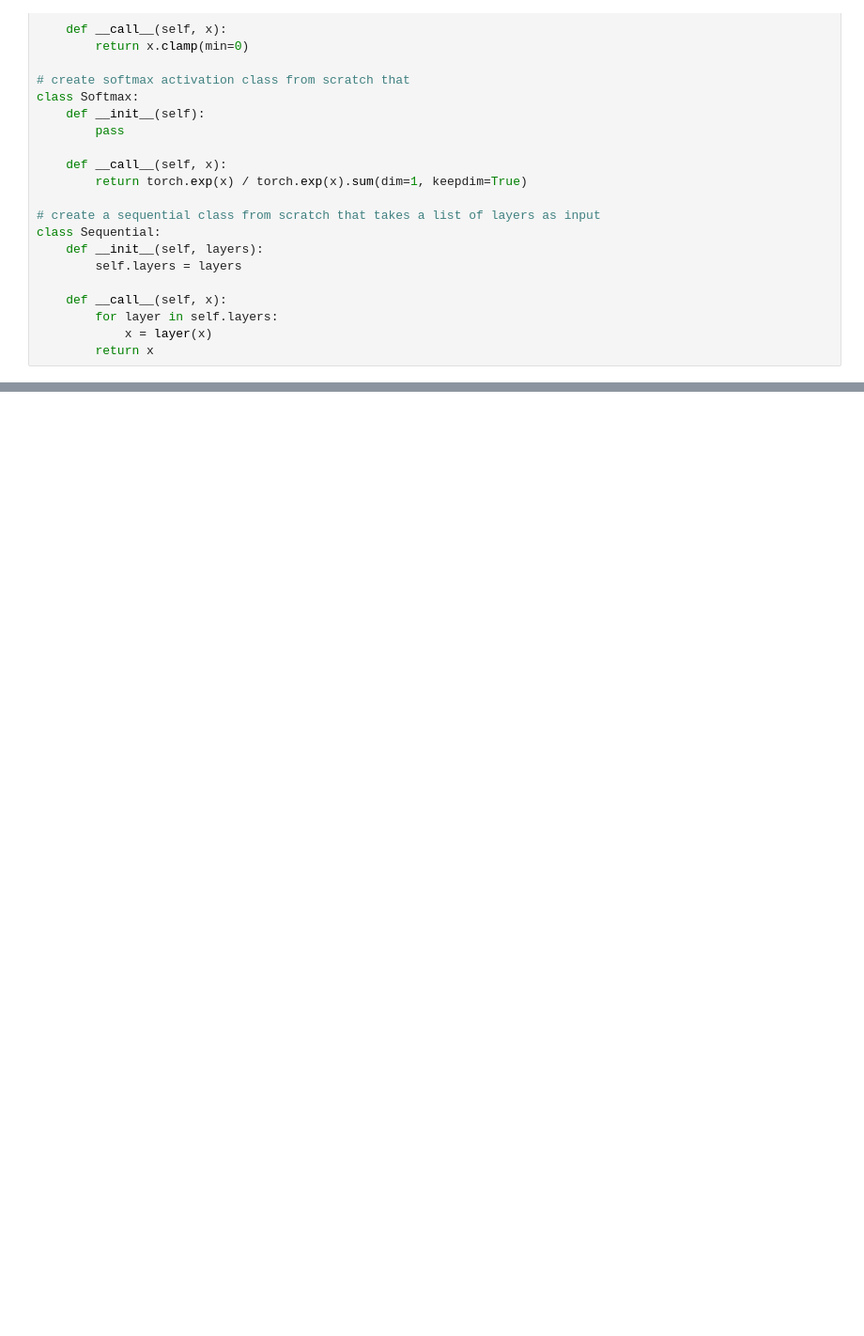
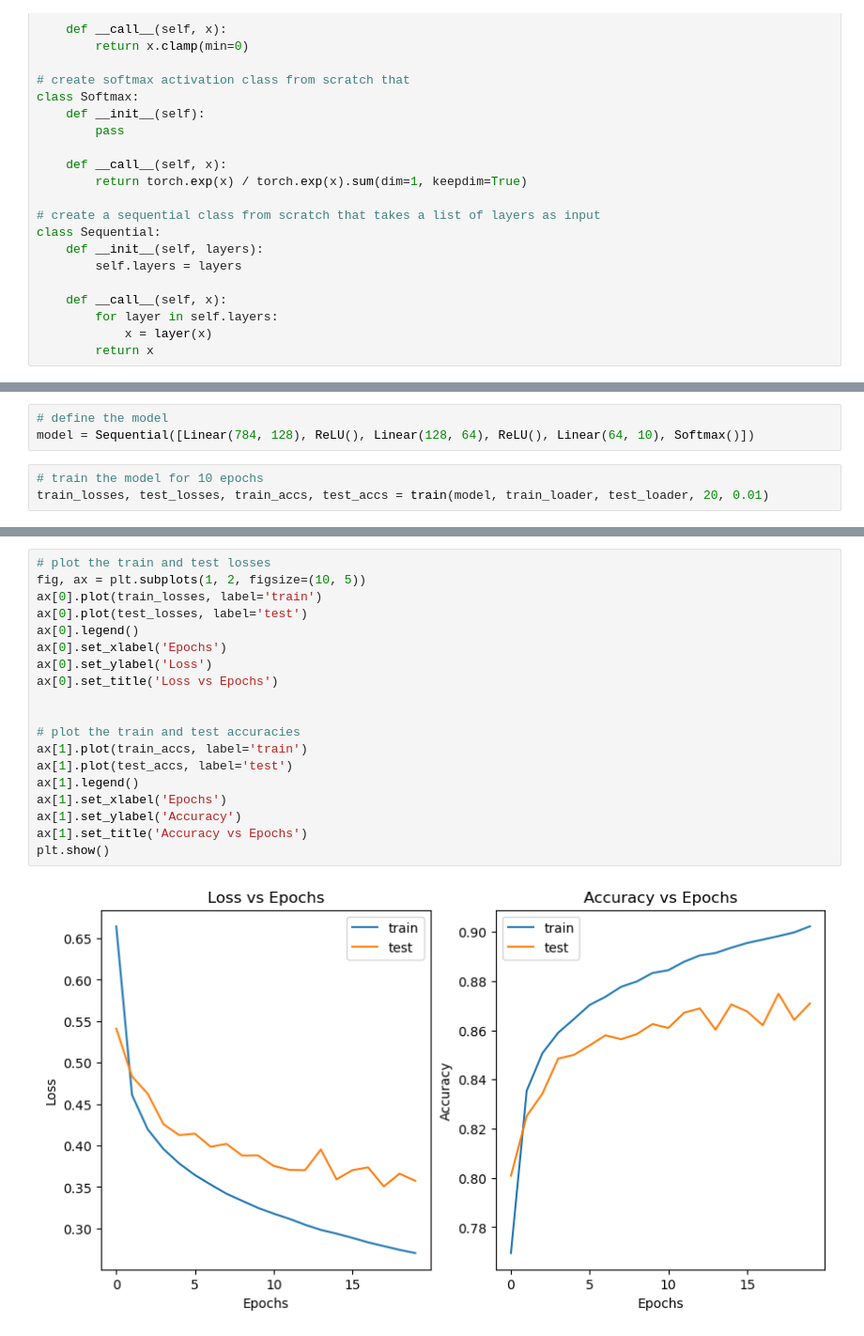
Before and after one commit to saeedzou/Deep-Learning-Assignments-2022, a Jupyter notebook: Assignment 2/q1.ipynb, the cells around one changed output, grey strips where cells are left out. Shown at 94% size. Saved outputs shown, nothing was run; the diff lists cells and outputs as text; blank space fills up the shorter version.

Commit message:
Update q1 to train for 20 epochs

```diff
--- a/Assignment 2/q1.ipynb
+++ b/Assignment 2/q1.ipynb
@@ -78,0 +131,6 @@ class Sequential:
+# %%
+# define the model
+model = Sequential([Linear(784, 128), ReLU(), Linear(128, 64), ReLU(), Linear(64, 10), Softmax()])
+# %%
+# train the model for 10 epochs
+train_losses, test_losses, train_accs, test_accs = train(model, train_loader, test_loader, 20, 0.01)
@@ -78,0 +158,21 @@ class Sequential:
+# %%
+# plot the train and test losses
+fig, ax = plt.subplots(1, 2, figsize=(10, 5))
+ax[0].plot(train_losses, label='train')
+ax[0].plot(test_losses, label='test')
+ax[0].legend()
+ax[0].set_xlabel('Epochs')
+ax[0].set_ylabel('Loss')
+ax[0].set_title('Loss vs Epochs')
+
+
+# plot the train and test accuracies
+ax[1].plot(train_accs, label='train')
+ax[1].plot(test_accs, label='test')
+ax[1].legend()
+ax[1].set_xlabel('Epochs')
+ax[1].set_ylabel('Accuracy')
+ax[1].set_title('Accuracy vs Epochs')
+plt.show()
+# %% [output]
+[figure, added]
```
Also changed, not shown: parts of 6 cells of this notebook.
